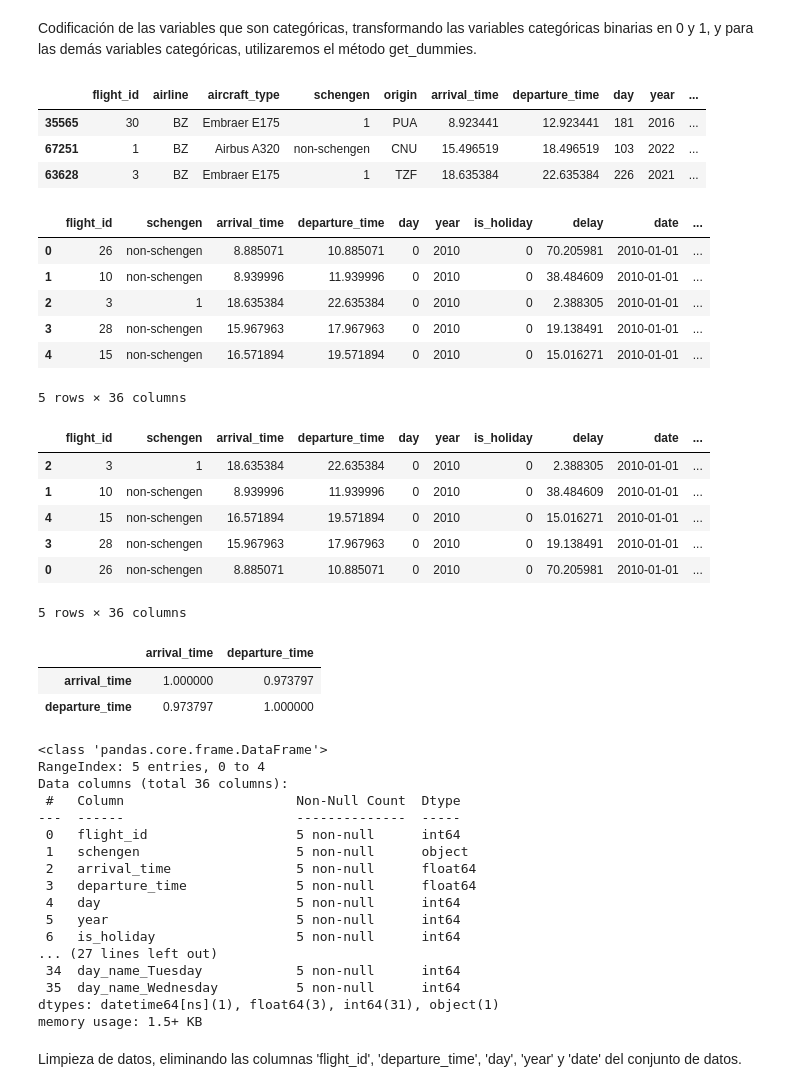
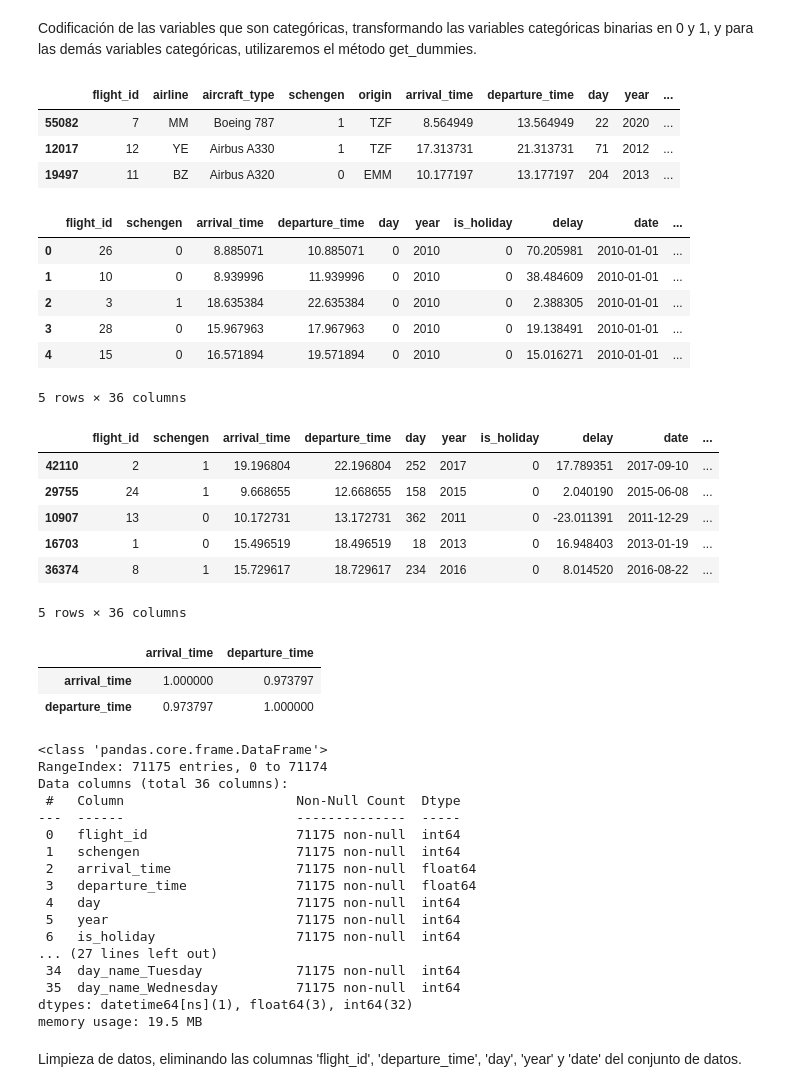
Before and after one commit to Zuzed22/Machine-Learning, a Jupyter notebook: IA_aumentada_previsión_atrasos_de_vuelos.ipynb, the cells around one changed output. Cells and saved outputs as stored; diff of their text form; code cells hidden in the pictures.

```diff
--- a/IA_aumentada_previsión_atrasos_de_vuelos.ipynb
+++ b/IA_aumentada_previsión_atrasos_de_vuelos.ipynb
@@ -261,37 +261,41 @@ Codificación de las variables que son categóricas, transformando las variables
 import warnings
 warnings.filterwarnings('ignore')
 # %%
-datos['schengen'] = datos['schengen'].replace({'non_schengen':0, 'schengen':1})
+# Ensure schengen is encoded before get_dummies
+datos['schengen'] = datos['schengen'].replace({'non-schengen':0, 'schengen':1})
 datos['is_holiday'] = datos['is_holiday'].replace({False:0, True:1})
 datos['is_weekend'] = datos['is_weekend'].replace({False:0, True:1})
 datos.sample(3)
 # %% [output]
 |  | flight_id | airline | aircraft_type | schengen | origin | arrival_time | departure_time | day | year | ... |
-| 35565 | 30 | BZ | Embraer E175 | 1 | PUA | 8.923441 | 12.923441 | 181 | 2016 | ... |
-| 67251 | 1 | BZ | Airbus A320 | non-schengen | CNU | 15.496519 | 18.496519 | 103 | 2022 | ... |
-| 63628 | 3 | BZ | Embraer E175 | 1 | TZF | 18.635384 | 22.635384 | 226 | 2021 | ... |
+| 55082 | 7 | MM | Boeing 787 | 1 | TZF | 8.564949 | 13.564949 | 22 | 2020 | ... |
+| 12017 | 12 | YE | Airbus A330 | 1 | TZF | 17.313731 | 21.313731 | 71 | 2012 | ... |
+| 19497 | 11 | BZ | Airbus A320 | 0 | EMM | 10.177197 | 13.177197 | 204 | 2013 | ... |
 # %%
 categoricas = ['airline','aircraft_type','origin','day_name']
 
 pd.get_dummies(data=datos, columns=categoricas, dtype=int).head()
 # %% [output]
 |  | flight_id | schengen | arrival_time | departure_time | day | year | is_holiday | delay | date | ... |
-| 0 | 26 | non-schengen | 8.885071 | 10.885071 | 0 | 2010 | 0 | 70.205981 | 2010-01-01 | ... |
-| 1 | 10 | non-schengen | 8.939996 | 11.939996 | 0 | 2010 | 0 | 38.484609 | 2010-01-01 | ... |
+| 0 | 26 | 0 | 8.885071 | 10.885071 | 0 | 2010 | 0 | 70.205981 | 2010-01-01 | ... |
+| 1 | 10 | 0 | 8.939996 | 11.939996 | 0 | 2010 | 0 | 38.484609 | 2010-01-01 | ... |
 | 2 | 3 | 1 | 18.635384 | 22.635384 | 0 | 2010 | 0 | 2.388305 | 2010-01-01 | ... |
-| 3 | 28 | non-schengen | 15.967963 | 17.967963 | 0 | 2010 | 0 | 19.138491 | 2010-01-01 | ... |
-| 4 | 15 | non-schengen | 16.571894 | 19.571894 | 0 | 2010 | 0 | 15.016271 | 2010-01-01 | ... |
+| 3 | 28 | 0 | 15.967963 | 17.967963 | 0 | 2010 | 0 | 19.138491 | 2010-01-01 | ... |
+| 4 | 15 | 0 | 16.571894 | 19.571894 | 0 | 2010 | 0 | 15.016271 | 2010-01-01 | ... |
 5 rows × 36 columns
 # %%
-datos_codificados = pd.get_dummies(data=datos, columns=categoricas, dtype=int).head()
+categoricas = ['airline','aircraft_type','origin','day_name']
+
+# Apply get_dummies to the full dataset
+datos_codificados = pd.get_dummies(data=datos, columns=categoricas, dtype=int)
 datos_codificados.sample(5)
 # %% [output]
 |  | flight_id | schengen | arrival_time | departure_time | day | year | is_holiday | delay | date | ... |
-| 2 | 3 | 1 | 18.635384 | 22.635384 | 0 | 2010 | 0 | 2.388305 | 2010-01-01 | ... |
-| 1 | 10 | non-schengen | 8.939996 | 11.939996 | 0 | 2010 | 0 | 38.484609 | 2010-01-01 | ... |
-| 4 | 15 | non-schengen | 16.571894 | 19.571894 | 0 | 2010 | 0 | 15.016271 | 2010-01-01 | ... |
-| 3 | 28 | non-schengen | 15.967963 | 17.967963 | 0 | 2010 | 0 | 19.138491 | 2010-01-01 | ... |
-| 0 | 26 | non-schengen | 8.885071 | 10.885071 | 0 | 2010 | 0 | 70.205981 | 2010-01-01 | ... |
+| 42110 | 2 | 1 | 19.196804 | 22.196804 | 252 | 2017 | 0 | 17.789351 | 2017-09-10 | ... |
+| 29755 | 24 | 1 | 9.668655 | 12.668655 | 158 | 2015 | 0 | 2.040190 | 2015-06-08 | ... |
+| 10907 | 13 | 0 | 10.172731 | 13.172731 | 362 | 2011 | 0 | -23.011391 | 2011-12-29 | ... |
+| 16703 | 1 | 0 | 15.496519 | 18.496519 | 18 | 2013 | 0 | 16.948403 | 2013-01-19 | ... |
+| 36374 | 8 | 1 | 15.729617 | 18.729617 | 234 | 2016 | 0 | 8.014520 | 2016-08-22 | ... |
 5 rows × 36 columns
 # %%
 datos[['arrival_time', 'departure_time']].corr()
@@ -303,22 +307,22 @@ datos[['arrival_time', 'departure_time']].corr()
 datos_codificados.info()
 # %% [output]
 <class 'pandas.core.frame.DataFrame'>
-RangeIndex: 5 entries, 0 to 4
+RangeIndex: 71175 entries, 0 to 71174
 Data columns (total 36 columns):
  #   Column                      Non-Null Count  Dtype
 ---  ------                      --------------  -----
- 0   flight_id                   5 non-null      int64
- 1   schengen                    5 non-null      object
- 2   arrival_time                5 non-null      float64
- 3   departure_time              5 non-null      float64
- 4   day                         5 non-null      int64
- 5   year                        5 non-null      int64
- 6   is_holiday                  5 non-null      int64
+ 0   flight_id                   71175 non-null  int64
+ 1   schengen                    71175 non-null  int64
+ 2   arrival_time                71175 non-null  float64
+ 3   departure_time              71175 non-null  float64
+ 4   day                         71175 non-null  int64
+ 5   year                        71175 non-null  int64
+ 6   is_holiday                  71175 non-null  int64
 ... (27 lines left out)
- 34  day_name_Tuesday            5 non-null      int64
- 35  day_name_Wednesday          5 non-null      int64
-dtypes: datetime64[ns](1), float64(3), int64(31), object(1)
-memory usage: 1.5+ KB
+ 34  day_name_Tuesday            71175 non-null  int64
+ 35  day_name_Wednesday          71175 non-null  int64
+dtypes: datetime64[ns](1), float64(3), int64(32)
+memory usage: 19.5 MB
 # %% [markdown]
 Limpieza de datos, eliminando las columnas 'flight_id', 'departure_time', 'day', 'year' y 'date' del conjunto de datos.
 # %%
```
Also changed, not shown: parts of 9 cells of this notebook.
